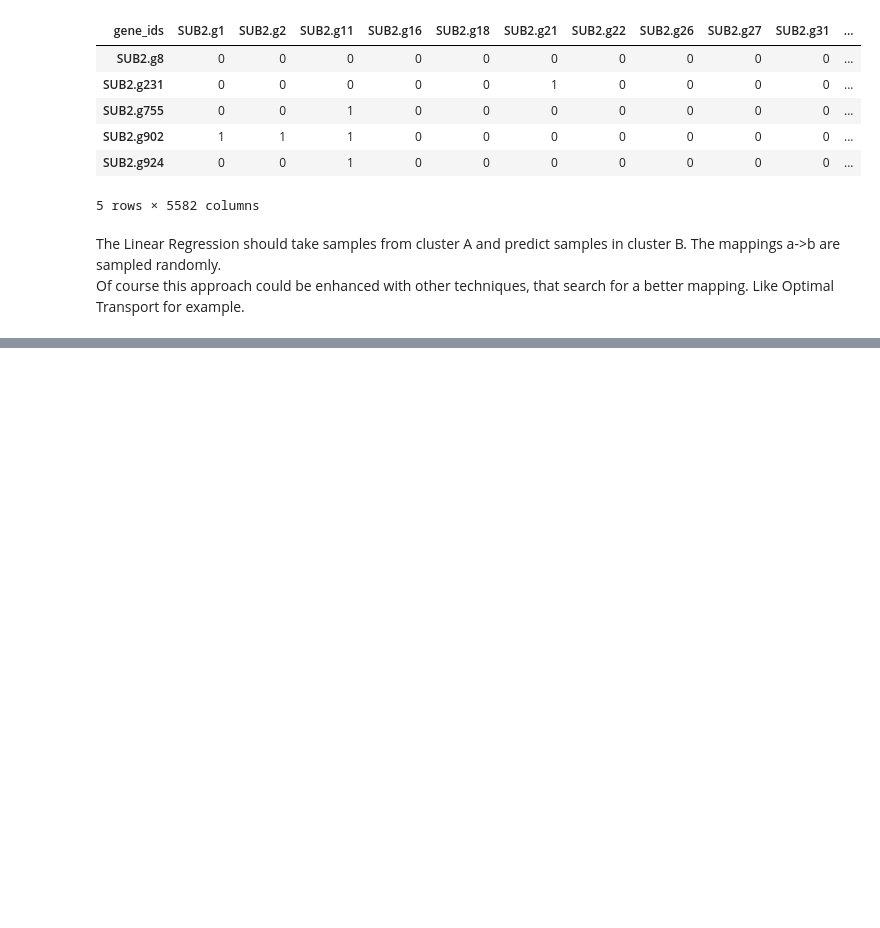
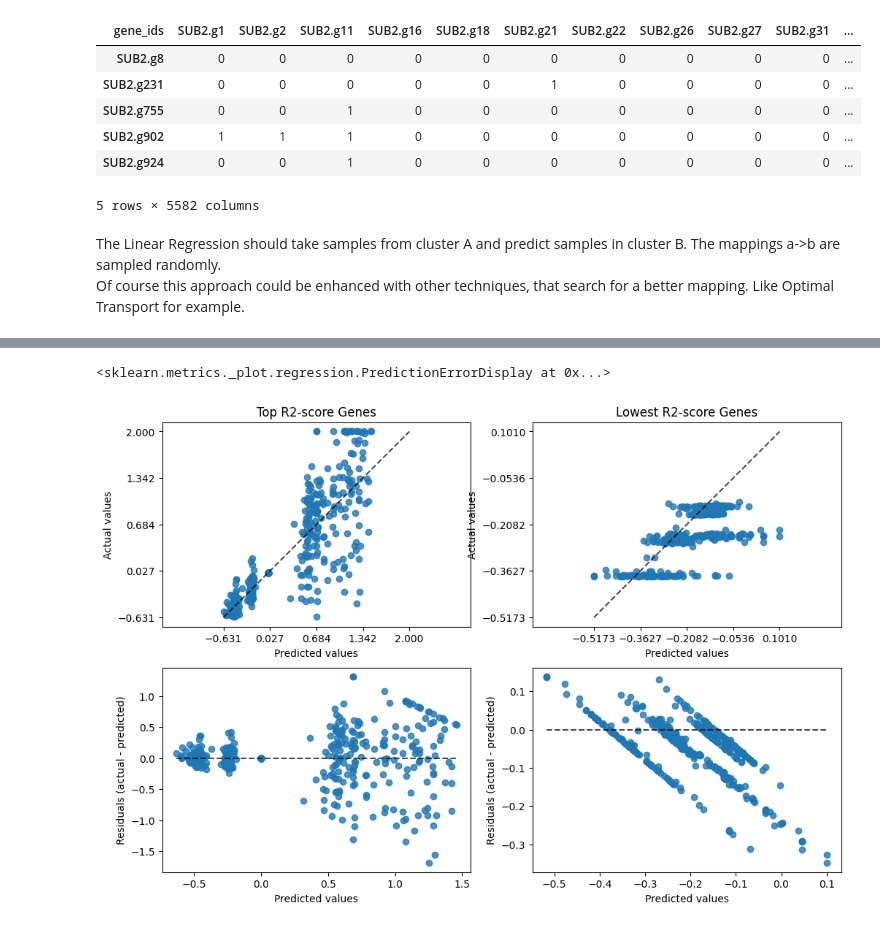
Before and after one commit to DavidWild02/BachelorThesis-ML-Gene-Interactions, a Jupyter notebook: GRNbetweenCellTypes.ipynb, the cells around one changed output, grey strips where cells are left out. Saved outputs shown, nothing was run; the diff lists cells and outputs as text; code cells hidden in the pictures; blank space fills up the shorter version.

```diff
--- a/GRNbetweenCellTypes.ipynb
+++ b/GRNbetweenCellTypes.ipynb
@@ -200,0 +234,27 @@ PredictionErrorDisplay.from_predictions(y, y_pred, kind='residual_vs_predicted')
+# %%
+from sklearn.metrics import PredictionErrorDisplay
+
+
+y_top_r2_score_mask = df_grn.columns.isin(df_gen_scores.head().index)
+y_bottom_r2_score_mask = df_grn.columns.isin(df_gen_scores.tail().index)
+
+fig, axes = plt.subplots(nrows=2, ncols=2, figsize=(12, 8))
+
+axes[0, 0].set_title("Top R2-score Genes")
+PredictionErrorDisplay.from_predictions(y[:, y_top_r2_score_mask], y_pred[:, y_top_r2_score_mask],
+                                        kind='actual_vs_predicted',
+                                        ax=axes[0, 0])
+PredictionErrorDisplay.from_predictions(y[:, y_top_r2_score_mask], y_pred[:, y_top_r2_score_mask],
+                                        kind='residual_vs_predicted',
+                                        ax=axes[1, 0])
+
+axes[0, 1].set_title("Lowest R2-score Genes")
+PredictionErrorDisplay.from_predictions(y[:, y_bottom_r2_score_mask], y_pred[:, y_bottom_r2_score_mask],
+                                        kind='actual_vs_predicted',
+                                        ax=axes[0, 1])
+PredictionErrorDisplay.from_predictions(y[:, y_bottom_r2_score_mask], y_pred[:, y_bottom_r2_score_mask],
+                                        kind='residual_vs_predicted',
+                                        ax=axes[1, 1])
+# %% [output]
+<sklearn.metrics._plot.regression.PredictionErrorDisplay at 0x...>
+[figure, added]
```
Also changed, not shown: parts of 8 cells of this notebook.
